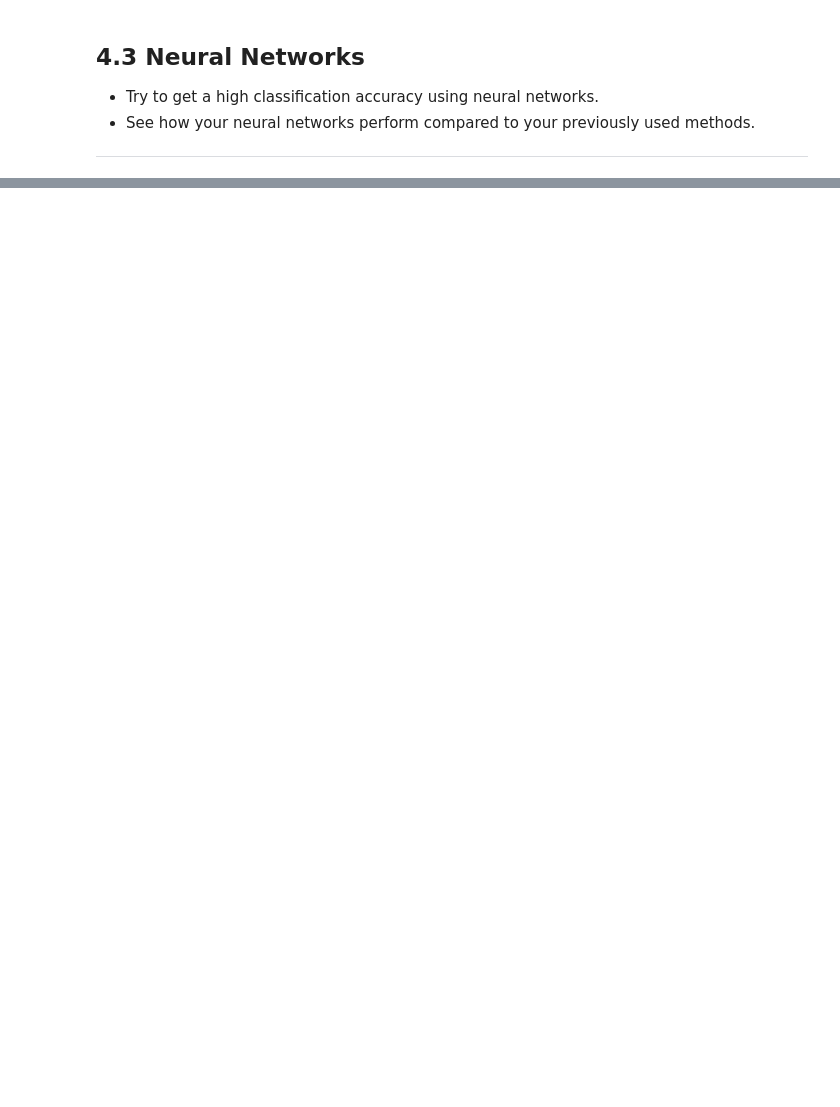
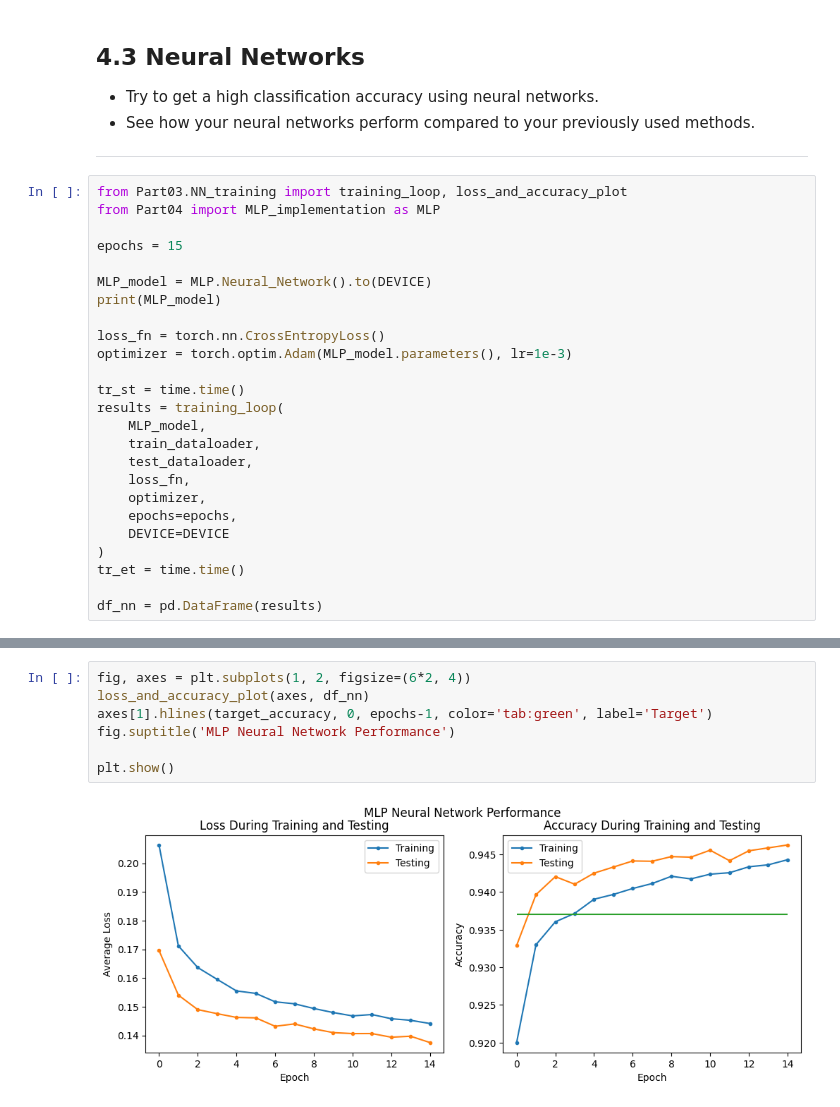
Before and after one commit to Just-Neptun/FP, a Jupyter notebook: S10 Machine Learning/ml_fp/part4.ipynb, the cells around one changed output, grey strips where cells are left out. Cells and saved outputs as stored; diff of their text form; blank space fills up the shorter version.

```diff
--- a/S10 Machine Learning/ml_fp/part4.ipynb
+++ b/S10 Machine Learning/ml_fp/part4.ipynb
@@ -212,3 +215,28 @@ plt.show()
 - See how your neural networks perform compared to your previously used methods.
 
 ---
+# %%
+from Part03.NN_training import training_loop, loss_and_accuracy_plot
+from Part04 import MLP_implementation as MLP
+
+epochs = 15
+
+MLP_model = MLP.Neural_Network().to(DEVICE)
+print(MLP_model)
+
+loss_fn = torch.nn.CrossEntropyLoss()
+optimizer = torch.optim.Adam(MLP_model.parameters(), lr=1e-3)
+
+tr_st = time.time()
+results = training_loop(
+    MLP_model,
+    train_dataloader,
+    test_dataloader,
+    loss_fn,
+    optimizer,
+    epochs=epochs,
+    DEVICE=DEVICE
+)
+tr_et = time.time()
+
+df_nn = pd.DataFrame(results)
@@ -214,0 +256,9 @@ plt.show()
+# %%
+fig, axes = plt.subplots(1, 2, figsize=(6*2, 4))
+loss_and_accuracy_plot(axes, df_nn)
+axes[1].hlines(target_accuracy, 0, epochs-1, color='tab:green', label='Target')
+fig.suptitle('MLP Neural Network Performance')
+
+plt.show()
+# %% [output]
+[figure, added]
```
Also changed, not shown: parts of 9 cells of this notebook, 1 other file.
